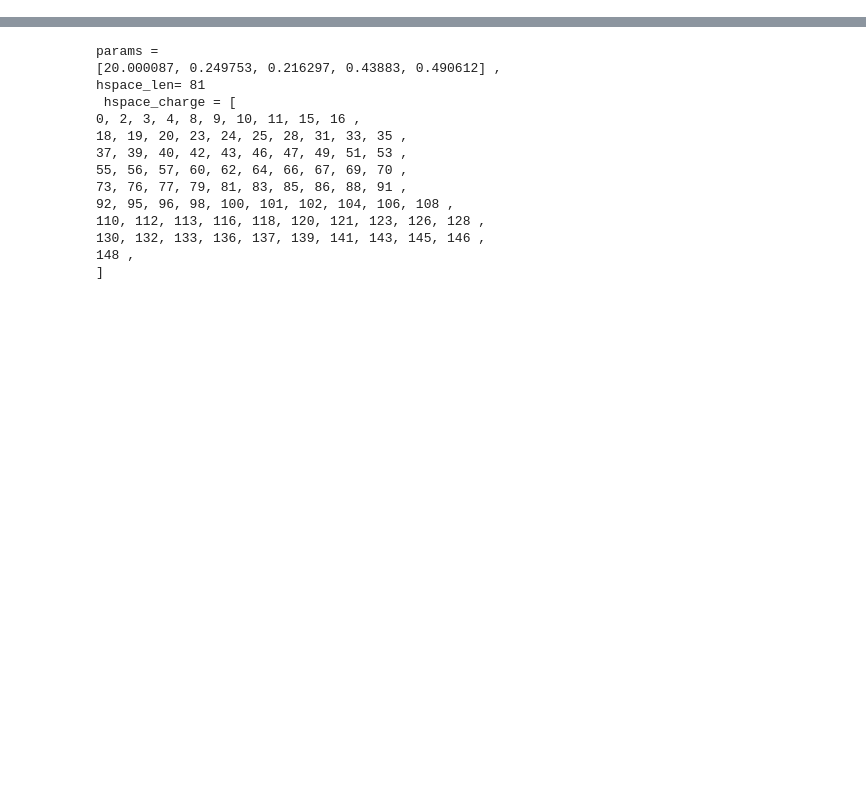
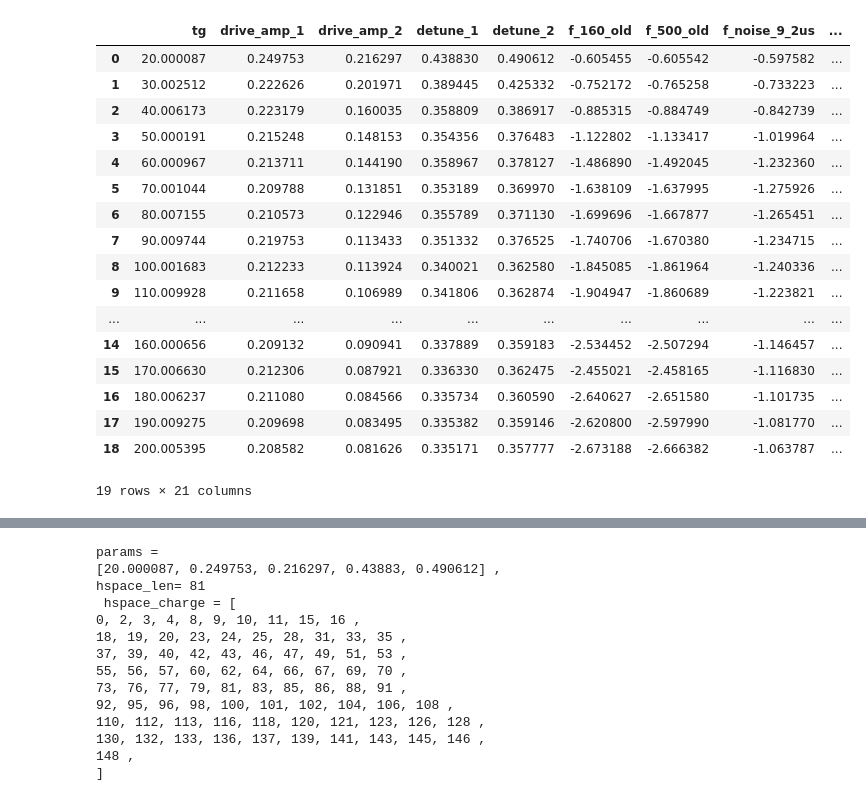
Before and after one commit to Zhenxing2020/two_qubit_gate_for_zero_pi_qubit, a Jupyter notebook: X_gate/Xgate_noise_model.ipynb, the cells around one changed output, grey strips where cells are left out. Cells and saved outputs as stored; diff of their text form; code cells hidden in the pictures; blank space fills up the shorter version.

```diff
--- a/X_gate/Xgate_noise_model.ipynb
+++ b/X_gate/Xgate_noise_model.ipynb
@@ -26,0 +78,21 @@ from multiprocessing import Pool
+# %%
+f_xgate
+# %% [output]
+|  | tg | drive_amp_1 | drive_amp_2 | detune_1 | detune_2 | f_160_old | f_500_old | f_noise_9_2us | ... |
+| 0 | 20.000087 | 0.249753 | 0.216297 | 0.438830 | 0.490612 | -0.605455 | -0.605542 | -0.597582 | ... |
+| 1 | 30.002512 | 0.222626 | 0.201971 | 0.389445 | 0.425332 | -0.752172 | -0.765258 | -0.733223 | ... |
+| 2 | 40.006173 | 0.223179 | 0.160035 | 0.358809 | 0.386917 | -0.885315 | -0.884749 | -0.842739 | ... |
+| 3 | 50.000191 | 0.215248 | 0.148153 | 0.354356 | 0.376483 | -1.122802 | -1.133417 | -1.019964 | ... |
+| 4 | 60.000967 | 0.213711 | 0.144190 | 0.358967 | 0.378127 | -1.486890 | -1.492045 | -1.232360 | ... |
+| 5 | 70.001044 | 0.209788 | 0.131851 | 0.353189 | 0.369970 | -1.638109 | -1.637995 | -1.275926 | ... |
+| 6 | 80.007155 | 0.210573 | 0.122946 | 0.355789 | 0.371130 | -1.699696 | -1.667877 | -1.265451 | ... |
+| 7 | 90.009744 | 0.219753 | 0.113433 | 0.351332 | 0.376525 | -1.740706 | -1.670380 | -1.234715 | ... |
+| 8 | 100.001683 | 0.212233 | 0.113924 | 0.340021 | 0.362580 | -1.845085 | -1.861964 | -1.240336 | ... |
+| 9 | 110.009928 | 0.211658 | 0.106989 | 0.341806 | 0.362874 | -1.904947 | -1.860689 | -1.223821 | ... |
+| ... | ... | ... | ... | ... | ... | ... | ... | ... | ... |
+| 14 | 160.000656 | 0.209132 | 0.090941 | 0.337889 | 0.359183 | -2.534452 | -2.507294 | -1.146457 | ... |
+| 15 | 170.006630 | 0.212306 | 0.087921 | 0.336330 | 0.362475 | -2.455021 | -2.458165 | -1.116830 | ... |
+| 16 | 180.006237 | 0.211080 | 0.084566 | 0.335734 | 0.360590 | -2.640627 | -2.651580 | -1.101735 | ... |
+| 17 | 190.009275 | 0.209698 | 0.083495 | 0.335382 | 0.359146 | -2.620800 | -2.597990 | -1.081770 | ... |
+| 18 | 200.005395 | 0.208582 | 0.081626 | 0.335171 | 0.357777 | -2.673188 | -2.666382 | -1.063787 | ... |
+19 rows × 21 columns
```
Also changed, not shown: parts of 6 cells of this notebook, 8 other files.
